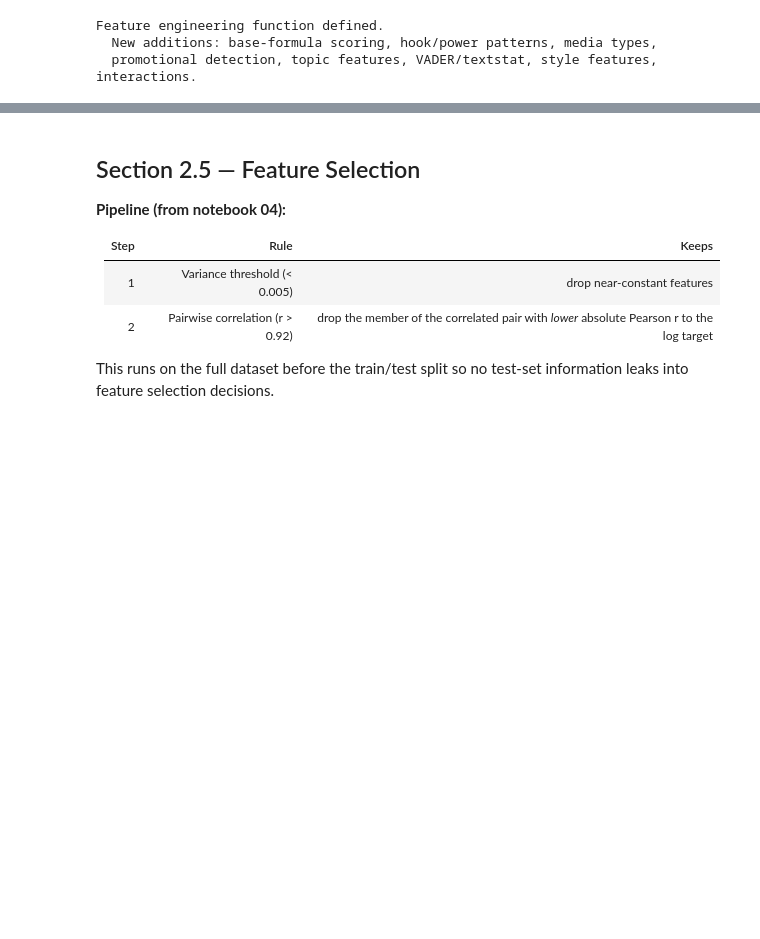
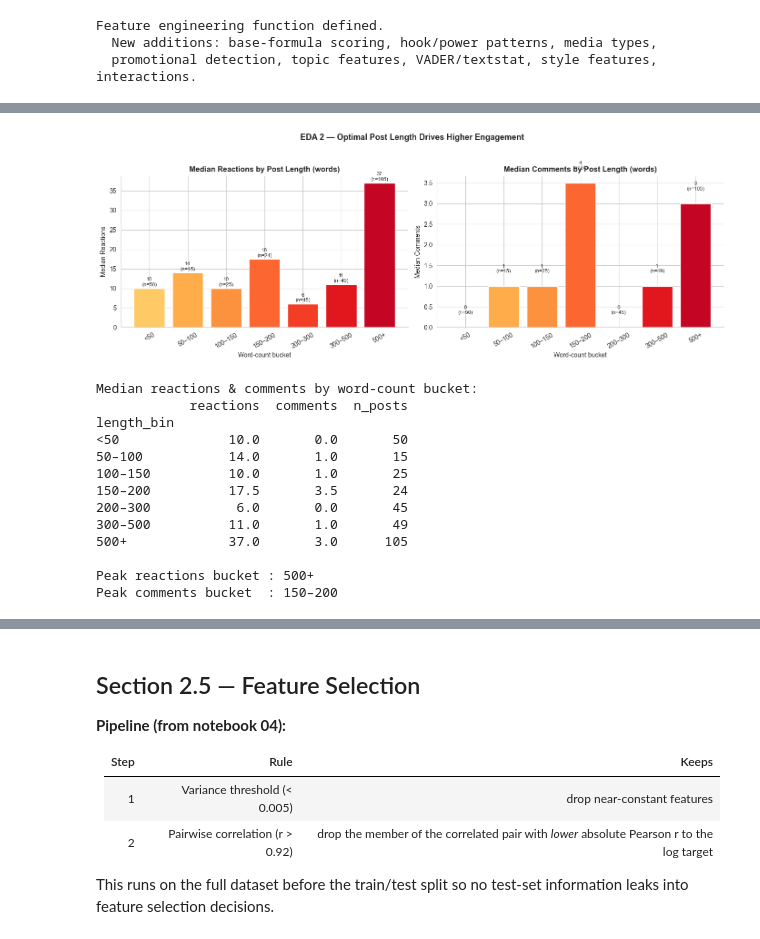
Before and after one commit to B1raj/capstone_trend_pilot, a Jupyter notebook: engagement_prediction_dev/notebooks/00_model_training.ipynb, the cells around one changed output, grey strips where cells are left out. Cells and saved outputs as stored; diff of their text form; code cells hidden in the pictures; blank space fills up the shorter version.

```diff
--- a/engagement_prediction_dev/notebooks/00_model_training.ipynb
+++ b/engagement_prediction_dev/notebooks/00_model_training.ipynb
@@ -816,0 +904,51 @@ Reactions tier split (train | test):
+# %%
+
+# ── EDA 2: Post Length vs Engagement ─────────────────────────────────────────
+df_eda['length_bin'] = pd.cut(
+    df_eda['word_count'],
+    bins=[0, 50, 100, 150, 200, 300, 500, 10000],
+    labels=['<50', '50–100', '100–150', '150–200', '200–300', '300–500', '500+']
+)
+
+len_stats = df_eda.groupby('length_bin', observed=False)[['reactions', 'comments']].median()
+counts    = df_eda.groupby('length_bin', observed=False).size().rename('n_posts')
+
+fig, axes = plt.subplots(1, 2, figsize=(14, 5))
+palette = plt.cm.YlOrRd(np.linspace(0.3, 0.85, len(len_stats)))
+
+for ax, metric in zip(axes, ['reactions', 'comments']):
+    vals = len_stats[metric].values
+    bars = ax.bar(len_stats.index, vals, color=palette, edgecolor='white')
+    for bar, val, n in zip(bars, vals, counts.values):
+        ax.text(bar.get_x() + bar.get_width()/2, bar.get_height() + 0.3,
+                f'{val:.0f}\n(n={n})', ha='center', va='bottom', fontsize=8)
+    ax.set_title(f'Median {metric.capitalize()} by Post Length (words)', fontweight='bold')
+    ax.set_xlabel('Word-count bucket')
+    ax.set_ylabel(f'Median {metric.capitalize()}')
+    ax.tick_params(axis='x', rotation=30)
+    ax.spines[['top', 'right']].set_visible(False)
+
+fig.suptitle('EDA 2 — Optimal Post Length Drives Higher Engagement',
+             fontsize=13, fontweight='bold', y=1.02)
+plt.tight_layout()
+plt.show()
+
+print('Median reactions & comments by word-count bucket:')
+print(pd.concat([len_stats, counts], axis=1).to_string())
+print(f'\nPeak reactions bucket : {len_stats["reactions"].idxmax()}')
+print(f'Peak comments bucket  : {len_stats["comments"].idxmax()}')
+# %% [output]
+[figure, added]
+Median reactions & comments by word-count bucket:
+            reactions  comments  n_posts
+length_bin
+<50              10.0       0.0       50
+50–100           14.0       1.0       15
+100–150          10.0       1.0       25
+150–200          17.5       3.5       24
+200–300           6.0       0.0       45
+300–500          11.0       1.0       49
+500+             37.0       3.0      105
+
+Peak reactions bucket : 500+
+Peak comments bucket  : 150–200
```
Also changed, not shown: parts of 30 cells of this notebook, 10 other files.
